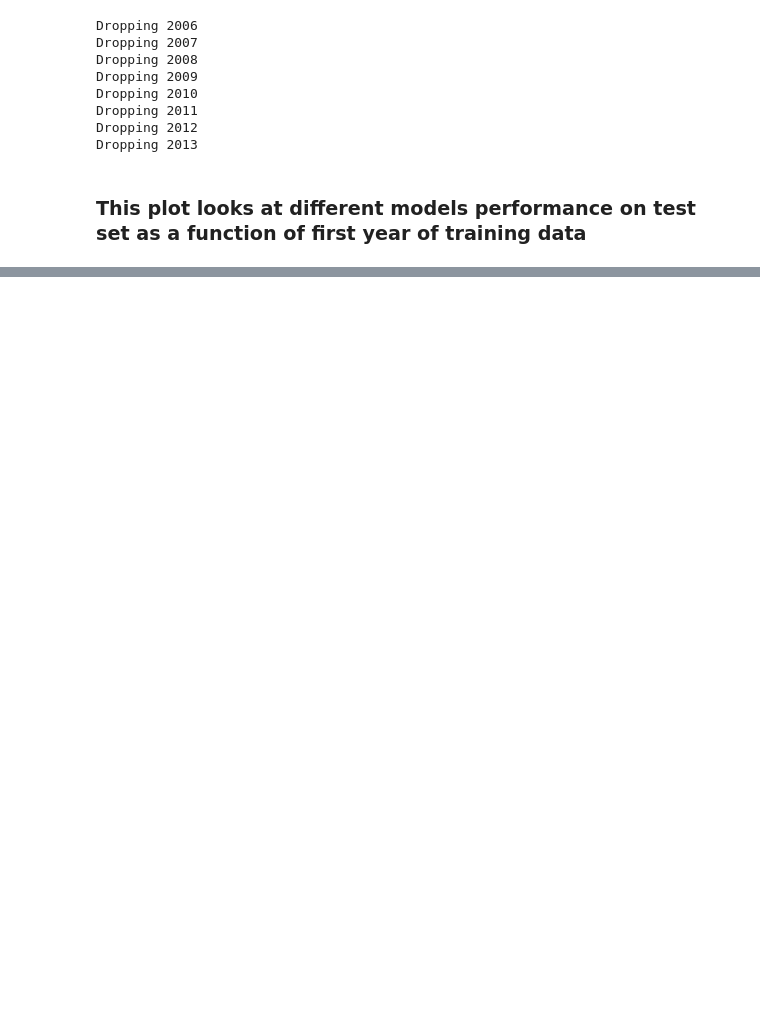
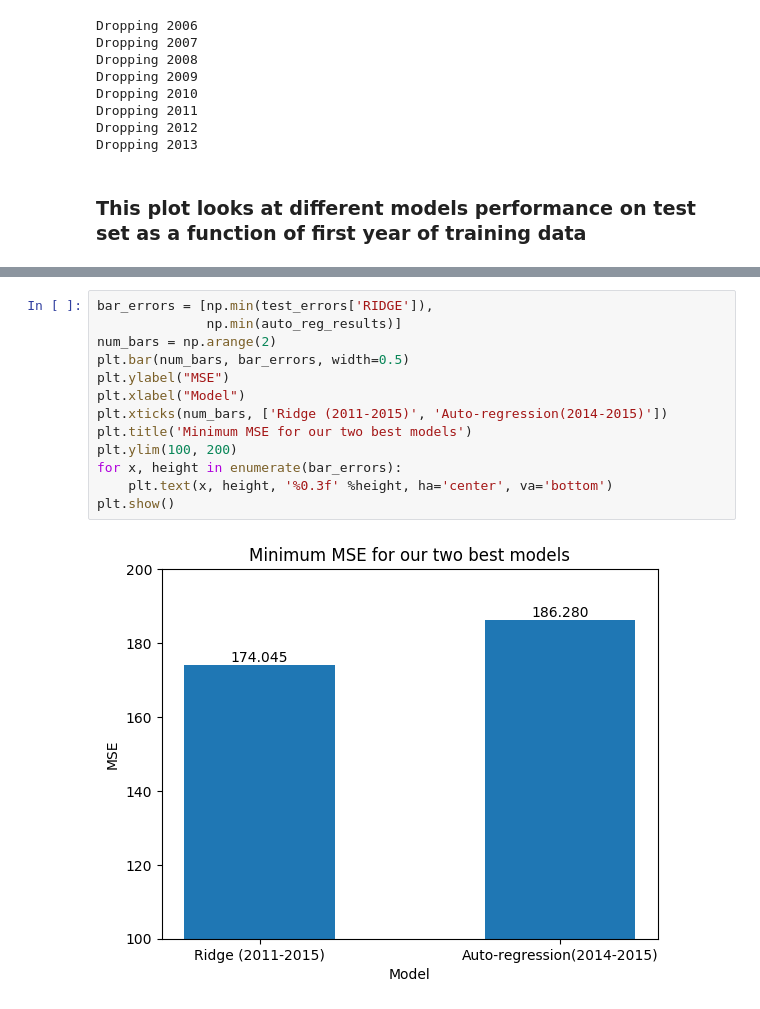
Before and after one commit to bab354/cs109a_final, a Jupyter notebook: models.ipynb, the cells around one changed output, grey strips where cells are left out. Saved outputs shown, nothing was run; the diff lists cells and outputs as text; blank space fills up the shorter version.

Commit message:
bb finished models

```diff
--- a/models.ipynb
+++ b/models.ipynb
@@ -273,0 +281,15 @@ plt.show()
+# %%
+bar_errors = [np.min(test_errors['RIDGE']),
+              np.min(auto_reg_results)]
+num_bars = np.arange(2)
+plt.bar(num_bars, bar_errors, width=0.5)
+plt.ylabel("MSE")
+plt.xlabel("Model")
+plt.xticks(num_bars, ['Ridge (2011-2015)', 'Auto-regression(2014-2015)'])
+plt.title('Minimum MSE for our two best models')
+plt.ylim(100, 200)
+for x, height in enumerate(bar_errors):
+    plt.text(x, height, '%0.3f' %height, ha='center', va='bottom')
+plt.show()
+# %% [output]
+[figure, added]
```
Also changed, not shown: parts of 3 cells of this notebook.
